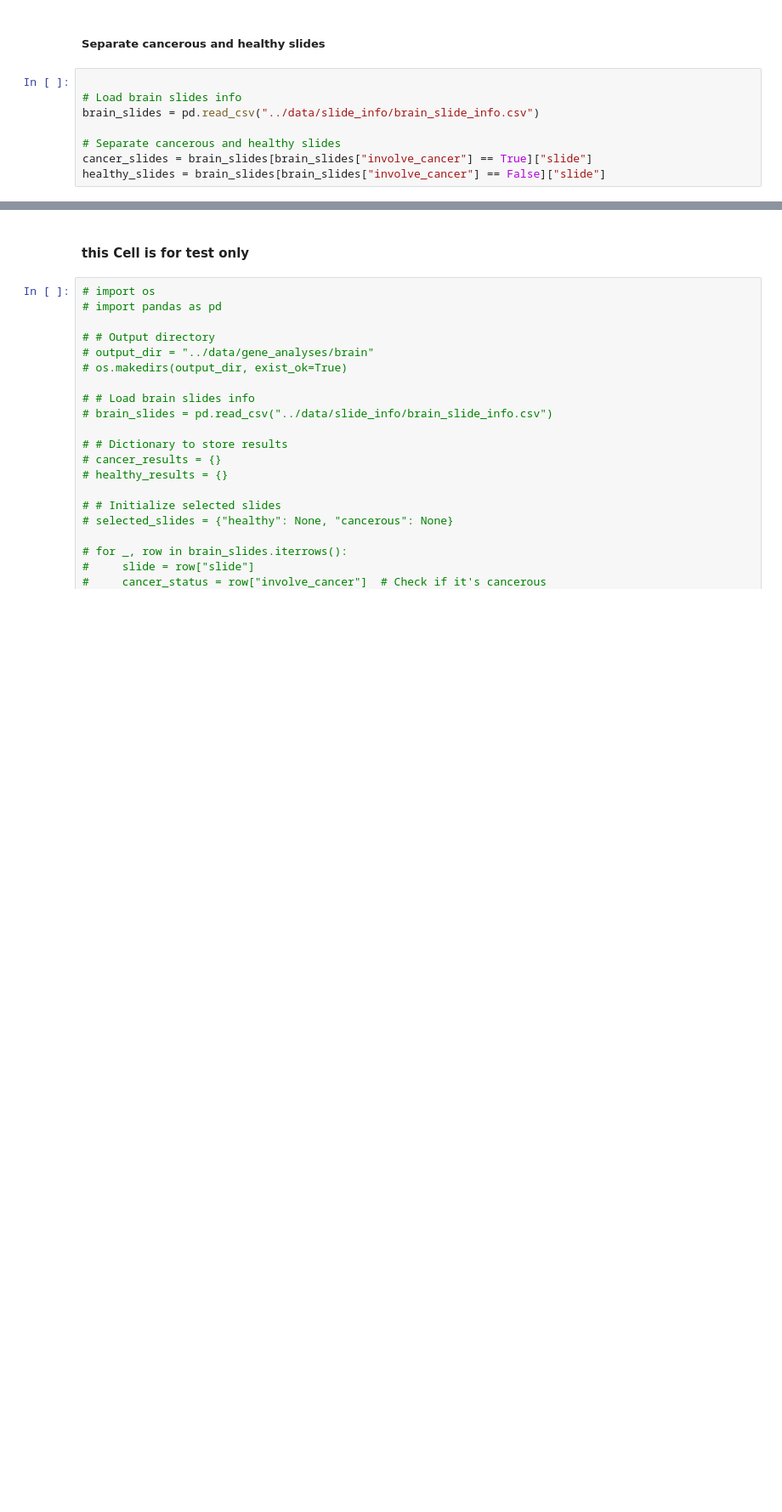
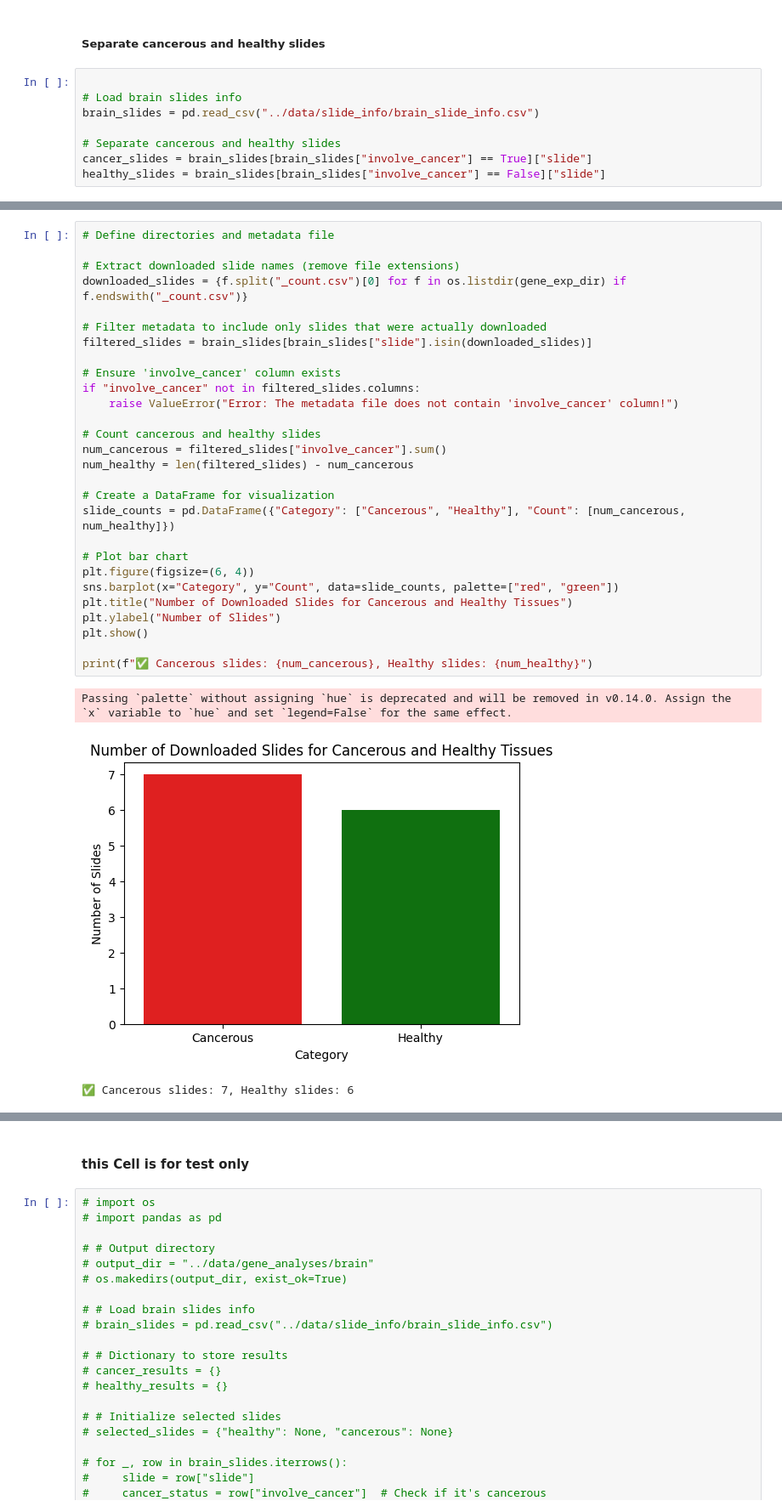
Before and after one commit to amrorabea/TissueInsight, a Jupyter notebook: notebooks/GeneVisualization.ipynb, the cells around one changed output, grey strips where cells are left out. Shown at 85% size. Saved outputs shown, nothing was run; the diff lists cells and outputs as text; blank space fills up the shorter version.

```diff
--- a/notebooks/GeneVisualization.ipynb
+++ b/notebooks/GeneVisualization.ipynb
@@ -305,0 +535,32 @@ healthy_slides = brain_slides[brain_slides["involve_cancer"] == False]["slide"]
+# %%
+# Define directories and metadata file
+
+# Extract downloaded slide names (remove file extensions)
+downloaded_slides = {f.split("_count.csv")[0] for f in os.listdir(gene_exp_dir) if f.endswith("_count.csv")}
+
+# Filter metadata to include only slides that were actually downloaded
+filtered_slides = brain_slides[brain_slides["slide"].isin(downloaded_slides)]
+
+# Ensure 'involve_cancer' column exists
+if "involve_cancer" not in filtered_slides.columns:
+    raise ValueError("Error: The metadata file does not contain 'involve_cancer' column!")
+
+# Count cancerous and healthy slides
+num_cancerous = filtered_slides["involve_cancer"].sum()
+num_healthy = len(filtered_slides) - num_cancerous
+
+# Create a DataFrame for visualization
+slide_counts = pd.DataFrame({"Category": ["Cancerous", "Healthy"], "Count": [num_cancerous, num_healthy]})
+
+# Plot bar chart
+plt.figure(figsize=(6, 4))
+sns.barplot(x="Category", y="Count", data=slide_counts, palette=["red", "green"])
+plt.title("Number of Downloaded Slides for Cancerous and Healthy Tissues")
+plt.ylabel("Number of Slides")
+plt.show()
+
+print(f"✅ Cancerous slides: {num_cancerous}, Healthy slides: {num_healthy}")
+# %% [output]
+Passing `palette` without assigning `hue` is deprecated and will be removed in v0.14.0. Assign the `x` variable to `hue` and set `legend=False` for the same effect.
+[figure, added]
+✅ Cancerous slides: 7, Healthy slides: 6
```
Also changed, not shown: parts of 17 cells of this notebook.
